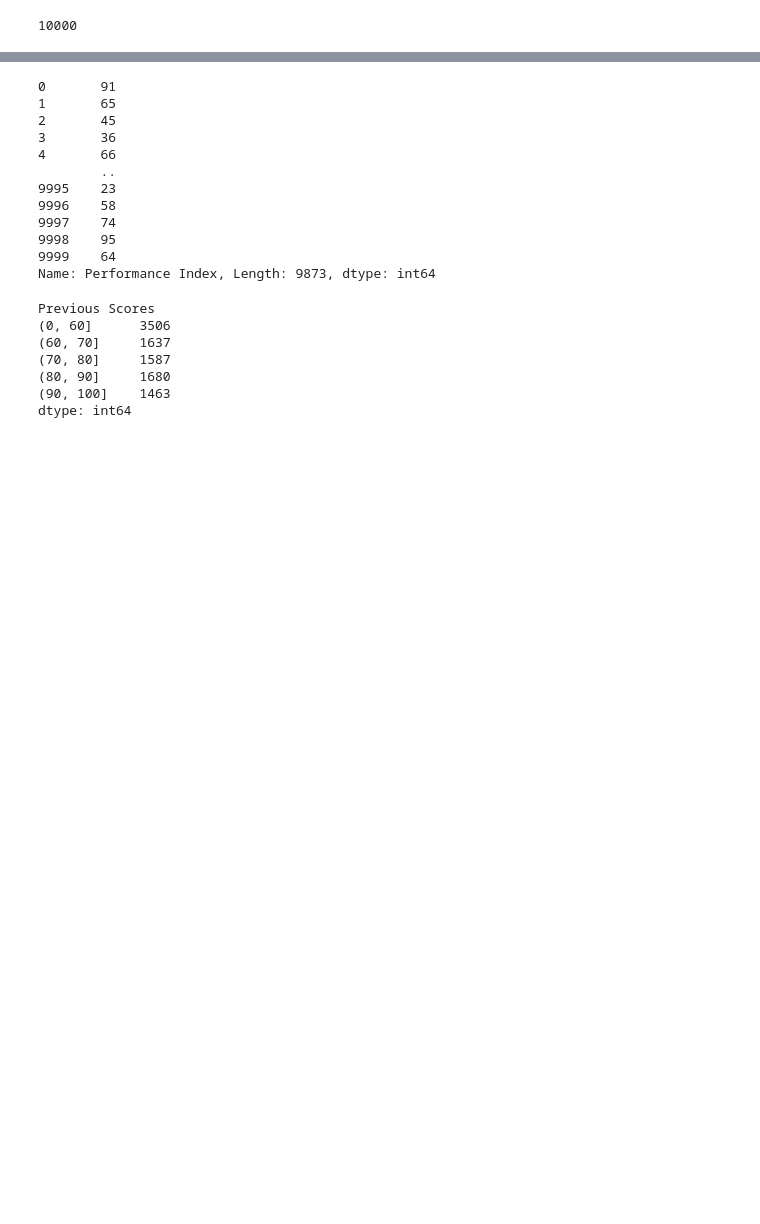
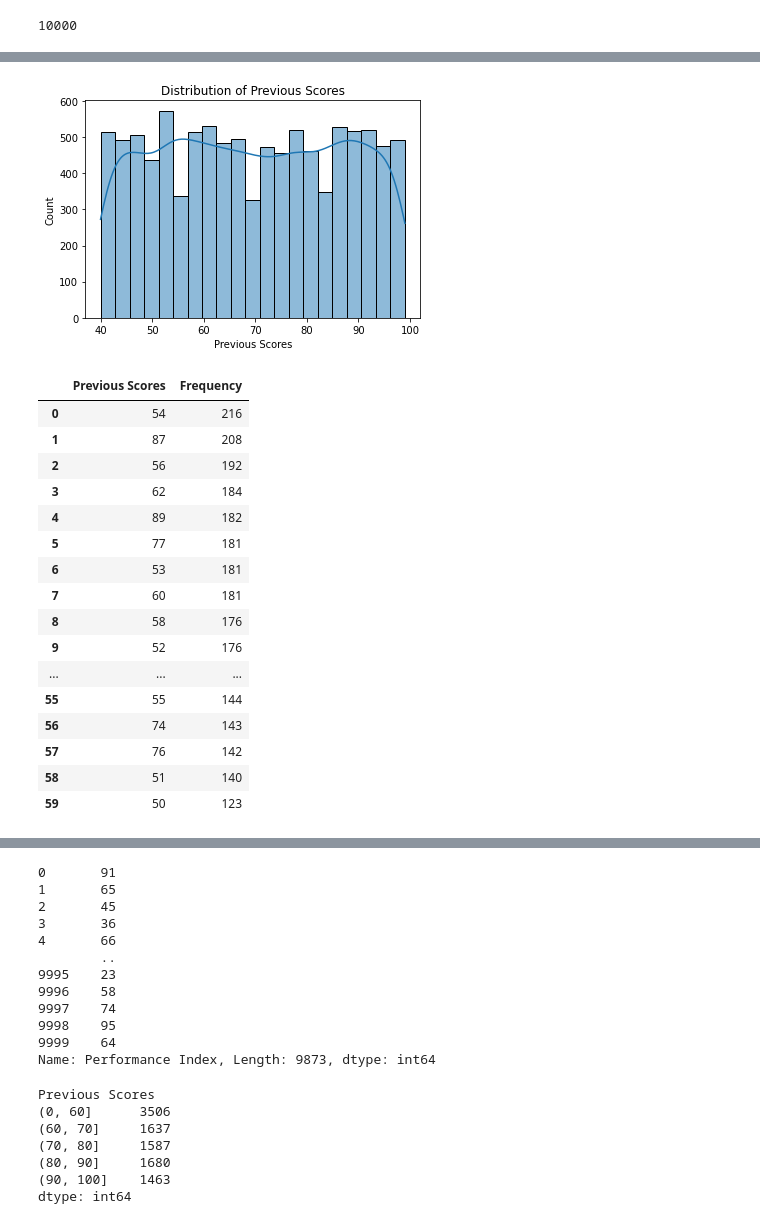
Before and after one commit to LinaAlkhadhiri/SWE485-project-Group-1, a Jupyter notebook: SWE485 project - Group 1.ipynb, the cells around one changed output, grey strips where cells are left out. Cells and saved outputs as stored; diff of their text form; code cells hidden in the pictures; blank space fills up the shorter version.

```diff
--- a/SWE485 project - Group 1.ipynb
+++ b/SWE485 project - Group 1.ipynb
@@ -144,0 +129,23 @@ dtype: float64
+# %%
+# Variable distributions for (Previous Scores)
+plot_histogram(student_performance, 'Previous Scores')
+variable_distribution_table(student_performance, 'Previous Scores')
+# %% [output]
+[figure, added]
+|  | Previous Scores | Frequency |
+| 0 | 54 | 216 |
+| 1 | 87 | 208 |
+| 2 | 56 | 192 |
+| 3 | 62 | 184 |
+| 4 | 89 | 182 |
+| 5 | 77 | 181 |
+| 6 | 53 | 181 |
+| 7 | 60 | 181 |
+| 8 | 58 | 176 |
+| 9 | 52 | 176 |
+| ... | ... | ... |
+| 55 | 55 | 144 |
+| 56 | 74 | 143 |
+| 57 | 76 | 142 |
+| 58 | 51 | 140 |
+| 59 | 50 | 123 |
```
Also changed, not shown: parts of 19 cells of this notebook.
